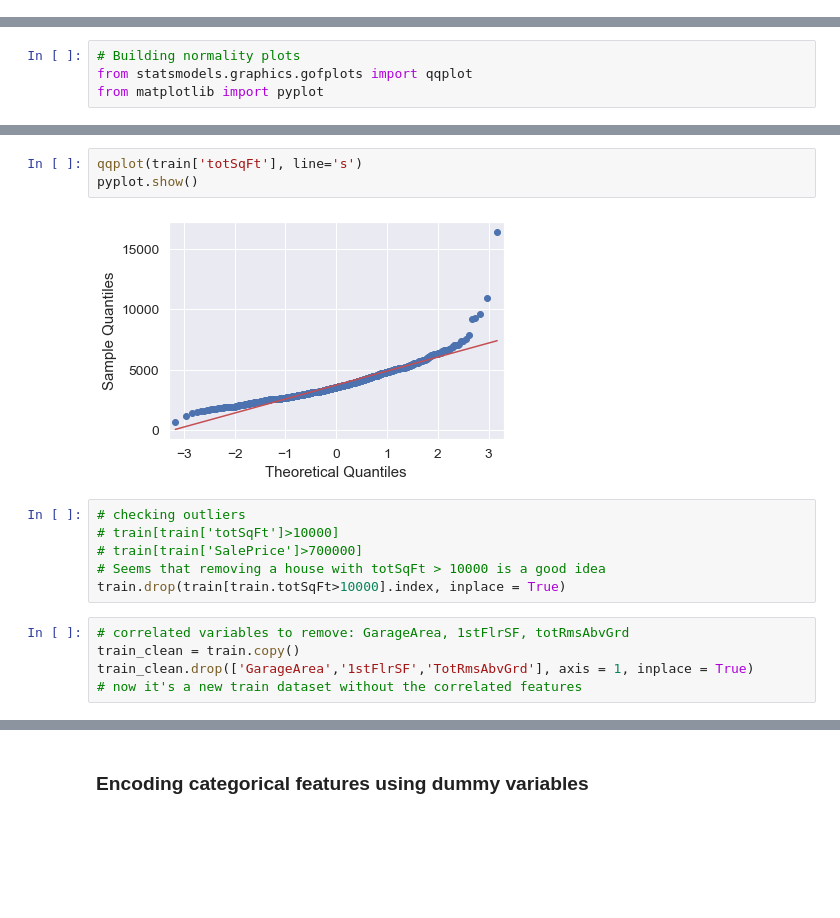
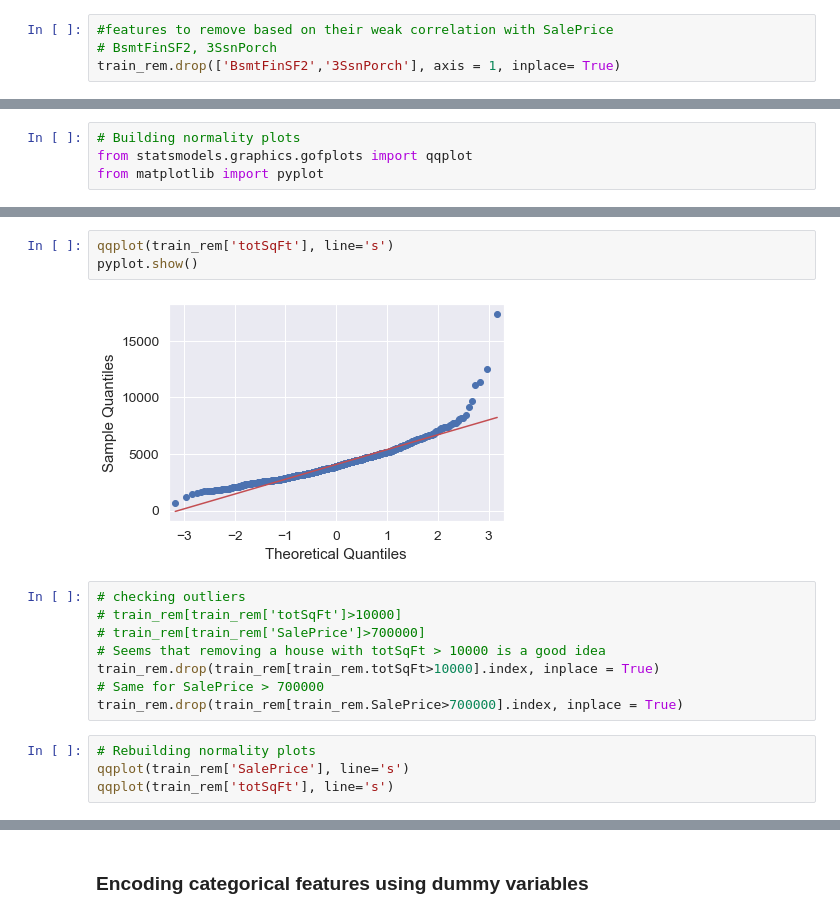
Before and after one commit to nastyh/Feature-Engineering--House-Prices, a Jupyter notebook: Features_for_MLOps.ipynb, the cells around one changed output, grey strips where cells are left out. Drawn from its saved outputs; the diff is of its cells as text; blank space fills up the shorter version.

```diff
--- a/Features_for_MLOps.ipynb
+++ b/Features_for_MLOps.ipynb
@@ -333,2 +424,6 @@ len(train_rem.select_dtypes(exclude='category').columns.to_list())
+# %%
+#features to remove based on their weak correlation with SalePrice
+# BsmtFinSF2, 3SsnPorch
+train_rem.drop(['BsmtFinSF2','3SsnPorch'], axis = 1, inplace= True)
 # %%
 # Remove houses that are very cheap and very expensive
@@ -347,20 +442,21 @@ pyplot.show()
 # %% [output]
 [figure]
 # %%
-qqplot(train['totSqFt'], line='s')
+qqplot(train_rem['totSqFt'], line='s')
 pyplot.show()
 # %% [output]
-[figure, old version]
+[figure, new version]
 # %%
 # checking outliers
-# train[train['totSqFt']>10000]
-# train[train['SalePrice']>700000]
+# train_rem[train_rem['totSqFt']>10000]
+# train_rem[train_rem['SalePrice']>700000]
 # Seems that removing a house with totSqFt > 10000 is a good idea
-train.drop(train[train.totSqFt>10000].index, inplace = True)
+train_rem.drop(train_rem[train_rem.totSqFt>10000].index, inplace = True)
+# Same for SalePrice > 700000
+train_rem.drop(train_rem[train_rem.SalePrice>700000].index, inplace = True)
-# %%
-# correlated variables to remove: GarageArea, 1stFlrSF, totRmsAbvGrd
-train_clean = train.copy()
-train_clean.drop(['GarageArea','1stFlrSF','TotRmsAbvGrd'], axis = 1, inplace = True)
-# now it's a new train dataset without the correlated features
+# %%
+# Rebuilding normality plots
+qqplot(train_rem['SalePrice'], line='s')
+qqplot(train_rem['totSqFt'], line='s')
 # %%
 # train['SalePrice'].describe()
```
Also changed, not shown: parts of 14 cells of this notebook.
